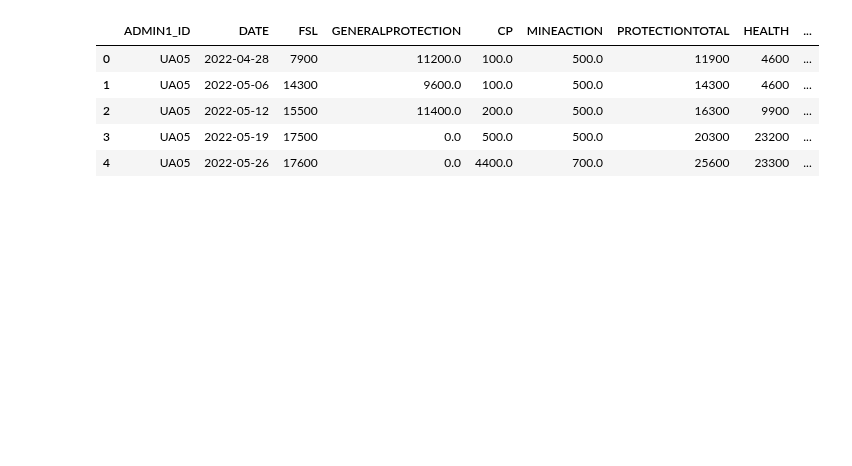
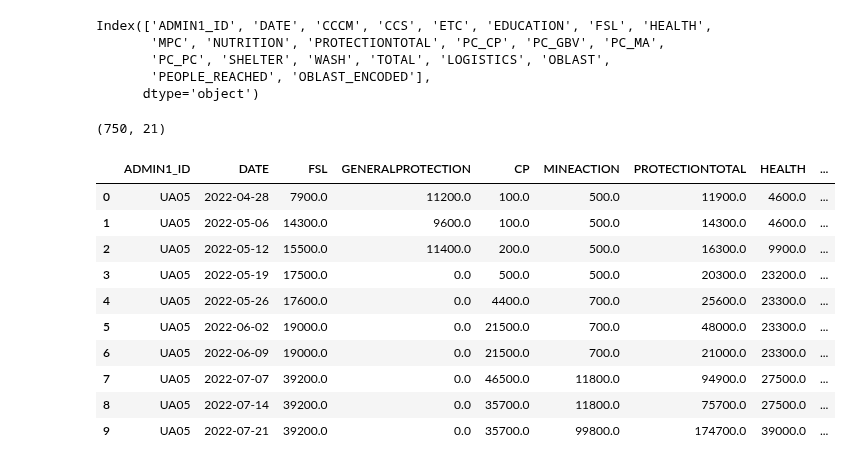
Before and after one commit to reo113/GuideHouse_Project, a Jupyter notebook: guidehouse.ipynb, the cells around one changed output. Cells and saved outputs as stored; diff of their text form; code cells hidden in the pictures; blank space fills up the shorter version.

```diff
--- a/guidehouse.ipynb
+++ b/guidehouse.ipynb
@@ -23,10 +29,12 @@ def cleanColumn(name):
         clean_name = 'PC_GBV'
     if clean_name == 'PROTECTIONMA':
         clean_name = 'PC_MA'
+    if clean_name == 'TOTALREACHED':
+        clean_name = 'PEOPLEREACHED'
     return clean_name
 # %%
 #using csv and xlsx
-csv_dir = 'ukraine_data_excel'
+csv_dir = '/Users/yanakuzmina/Desktop/quote/ukraine_data_excel'
 # %%
 #using xlsx
 sheet1_df = []
@@ -74,13 +283,30 @@ merged_sheet1.head()
+# %%
+df_encoded.columns
+# %% [output]
+Index(['ADMIN1_ID', 'DATE', 'CCCM', 'CCS', 'ETC', 'EDUCATION', 'FSL', 'HEALTH',
+       'MPC', 'NUTRITION', 'PROTECTIONTOTAL', 'PC_CP', 'PC_GBV', 'PC_MA',
+       'PC_PC', 'SHELTER', 'WASH', 'TOTAL', 'LOGISTICS', 'OBLAST',
+       'PEOPLE_REACHED', 'OBLAST_ENCODED'],
+      dtype='object')
+# %%
+merged_sheet1.shape
+# %% [output]
+(750, 21)
 # %%
 #People_Reached_by_Oblast
-merged_sheet2.head()
+merged_sheet2.head(10)
 # %% [output]
 |  | ADMIN1_ID | DATE | FSL | GENERALPROTECTION | CP | MINEACTION | PROTECTIONTOTAL | HEALTH | ... |
-| 0 | UA05 | 2022-04-28 | 7900 | 11200.0 | 100.0 | 500.0 | 11900 | 4600 | ... |
-| 1 | UA05 | 2022-05-06 | 14300 | 9600.0 | 100.0 | 500.0 | 14300 | 4600 | ... |
-| 2 | UA05 | 2022-05-12 | 15500 | 11400.0 | 200.0 | 500.0 | 16300 | 9900 | ... |
-| 3 | UA05 | 2022-05-19 | 17500 | 0.0 | 500.0 | 500.0 | 20300 | 23200 | ... |
-| 4 | UA05 | 2022-05-26 | 17600 | 0.0 | 4400.0 | 700.0 | 25600 | 23300 | ... |
+| 0 | UA05 | 2022-04-28 | 7900.0 | 11200.0 | 100.0 | 500.0 | 11900.0 | 4600.0 | ... |
+| 1 | UA05 | 2022-05-06 | 14300.0 | 9600.0 | 100.0 | 500.0 | 14300.0 | 4600.0 | ... |
+| 2 | UA05 | 2022-05-12 | 15500.0 | 11400.0 | 200.0 | 500.0 | 16300.0 | 9900.0 | ... |
+| 3 | UA05 | 2022-05-19 | 17500.0 | 0.0 | 500.0 | 500.0 | 20300.0 | 23200.0 | ... |
+| 4 | UA05 | 2022-05-26 | 17600.0 | 0.0 | 4400.0 | 700.0 | 25600.0 | 23300.0 | ... |
+| 5 | UA05 | 2022-06-02 | 19000.0 | 0.0 | 21500.0 | 700.0 | 48000.0 | 23300.0 | ... |
+| 6 | UA05 | 2022-06-09 | 19000.0 | 0.0 | 21500.0 | 700.0 | 21000.0 | 23300.0 | ... |
+| 7 | UA05 | 2022-07-07 | 39200.0 | 0.0 | 46500.0 | 11800.0 | 94900.0 | 27500.0 | ... |
+| 8 | UA05 | 2022-07-14 | 39200.0 | 0.0 | 35700.0 | 11800.0 | 75700.0 | 27500.0 | ... |
+| 9 | UA05 | 2022-07-21 | 39200.0 | 0.0 | 35700.0 | 99800.0 | 174700.0 | 39000.0 | ... |
 # %%
 #UDE_Inputs
 merged_sheet3.head()
```
Also changed, not shown: parts of 38 cells of this notebook.
